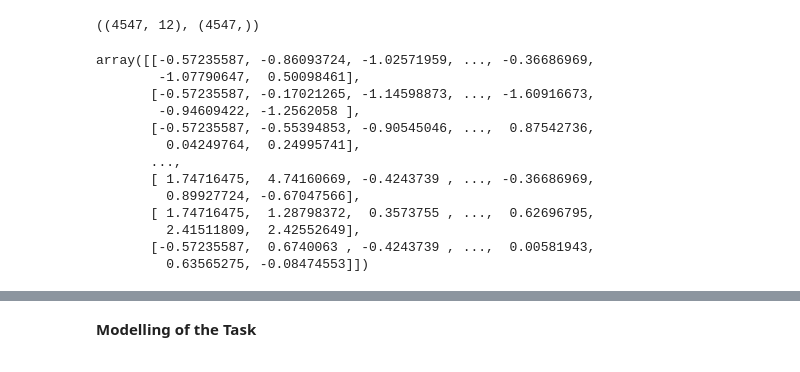
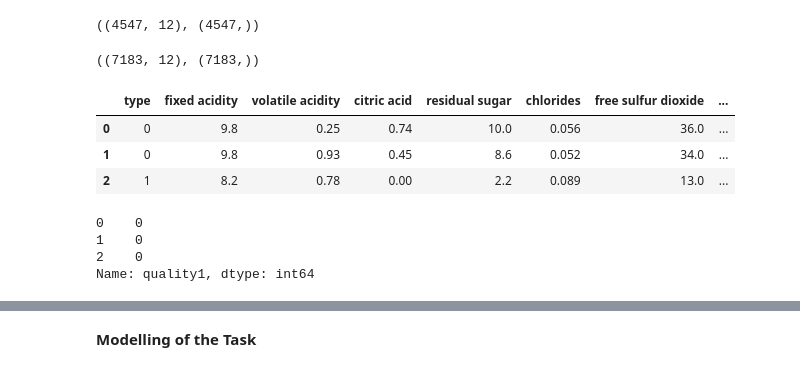
Before and after one commit to basangoudapatil/Project-1-WineQuality-, a Jupyter notebook: Project_1(WineQuality).ipynb, the cells around one changed output, grey strips where cells are left out. Drawn from its saved outputs; the diff is of its cells as text; code cells hidden in the pictures.

```diff
--- a/Project_1(WineQuality).ipynb
+++ b/Project_1(WineQuality).ipynb
@@ -137,6 +168,32 @@ X_train, X_test, y_train, y_test = train_test_split(X, y, test_size=0.3, random_
 X_train.shape, y_train.shape
 # %% [output]
 ((4547, 12), (4547,))
+# %%
+# As the problem is an imbalanced one, Balancing the train data set is essential
+import imblearn
+from imblearn.combine import SMOTEENN
+
+smt = SMOTEENN(sampling_strategy='all')
+
+X_smt, y_smt = smt.fit_resample(X_train, y_train)
+# %%
+X_smt.shape, y_smt.shape
+# %% [output]
+((7183, 12), (7183,))
+# %%
+X_smt.head(3)
+# %% [output]
+|  | type | fixed acidity | volatile acidity | citric acid | residual sugar | chlorides | free sulfur dioxide | ... |
+| 0 | 0 | 9.8 | 0.25 | 0.74 | 10.0 | 0.056 | 36.0 | ... |
+| 1 | 0 | 9.8 | 0.93 | 0.45 | 8.6 | 0.052 | 34.0 | ... |
+| 2 | 1 | 8.2 | 0.78 | 0.00 | 2.2 | 0.089 | 13.0 | ... |
+# %%
+y_smt.head(3)
+# %% [output]
+0    0
+1    0
+2    0
+Name: quality1, dtype: int64
 # %%
 #As this is a classification probelm, performing scaling is a good practise
 from sklearn.preprocessing import StandardScaler
@@ -147,16 +203,0 @@ X_test = scaler.transform(X_test)
-# %%
-X_train
-# %% [output]
-array([[-0.57235587, -0.86093724, -1.02571959, ..., -0.36686969,
-        -1.07790647,  0.50098461],
-       [-0.57235587, -0.17021265, -1.14598873, ..., -1.60916673,
-        -0.94609422, -1.2562058 ],
-       [-0.57235587, -0.55394853, -0.90545046, ...,  0.87542736,
-         0.04249764,  0.24995741],
-       ...,
-       [ 1.74716475,  4.74160669, -0.4243739 , ..., -0.36686969,
-         0.89927724, -0.67047566],
-       [ 1.74716475,  1.28798372,  0.3573755 , ...,  0.62696795,
-         2.41511809,  2.42552649],
-       [-0.57235587,  0.6740063 , -0.4243739 , ...,  0.00581943,
-         0.63565275, -0.08474553]])
```
Also changed, not shown: parts of 22 cells of this notebook.
